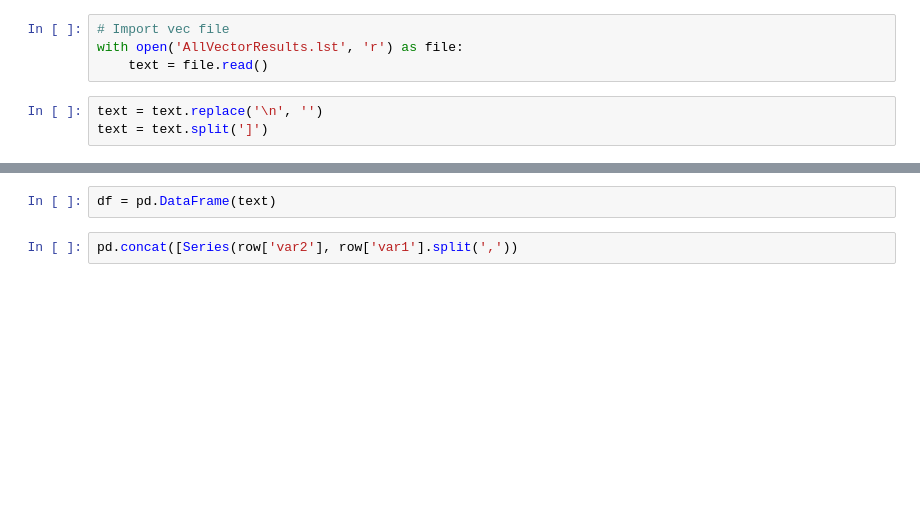
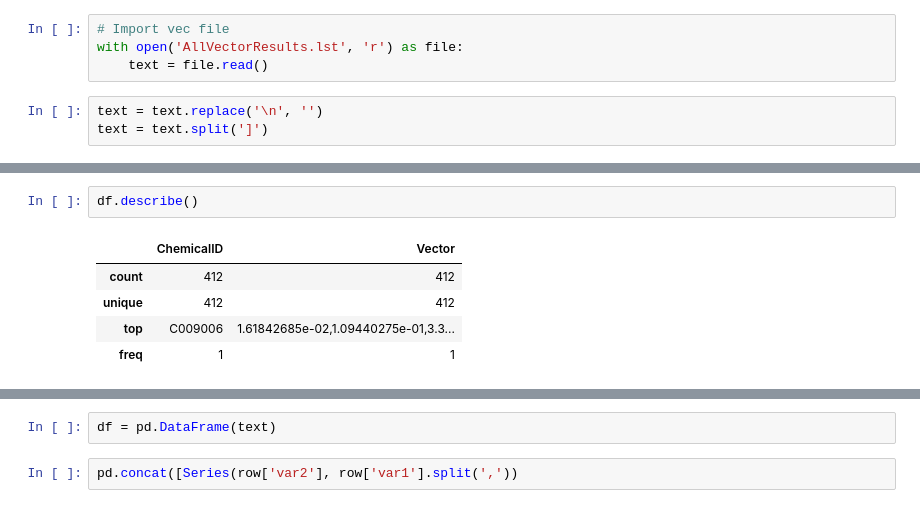
Before and after one commit to colemai/msc-thesis, a Jupyter notebook: opa/opa-nn.ipynb, the cells around one changed output, grey strips where cells are left out. Drawn from its saved outputs; the diff is of its cells as text; blank space fills up the shorter version.

```diff
--- a/opa/opa-nn.ipynb
+++ b/opa/opa-nn.ipynb
@@ -25,0 +49,8 @@ ParserError: Error tokenizing data. C error: Expected 12 fields in line 3, saw 1
+# %%
+df.describe()
+# %% [output]
+|  | ChemicalID | Vector |
+| count | 412 | 412 |
+| unique | 412 | 412 |
+| top | C009006 | 1.61842685e-02,1.09440275e-01,3.3... |
+| freq | 1 | 1 |
```
Also changed, not shown: parts of 8 cells of this notebook.
